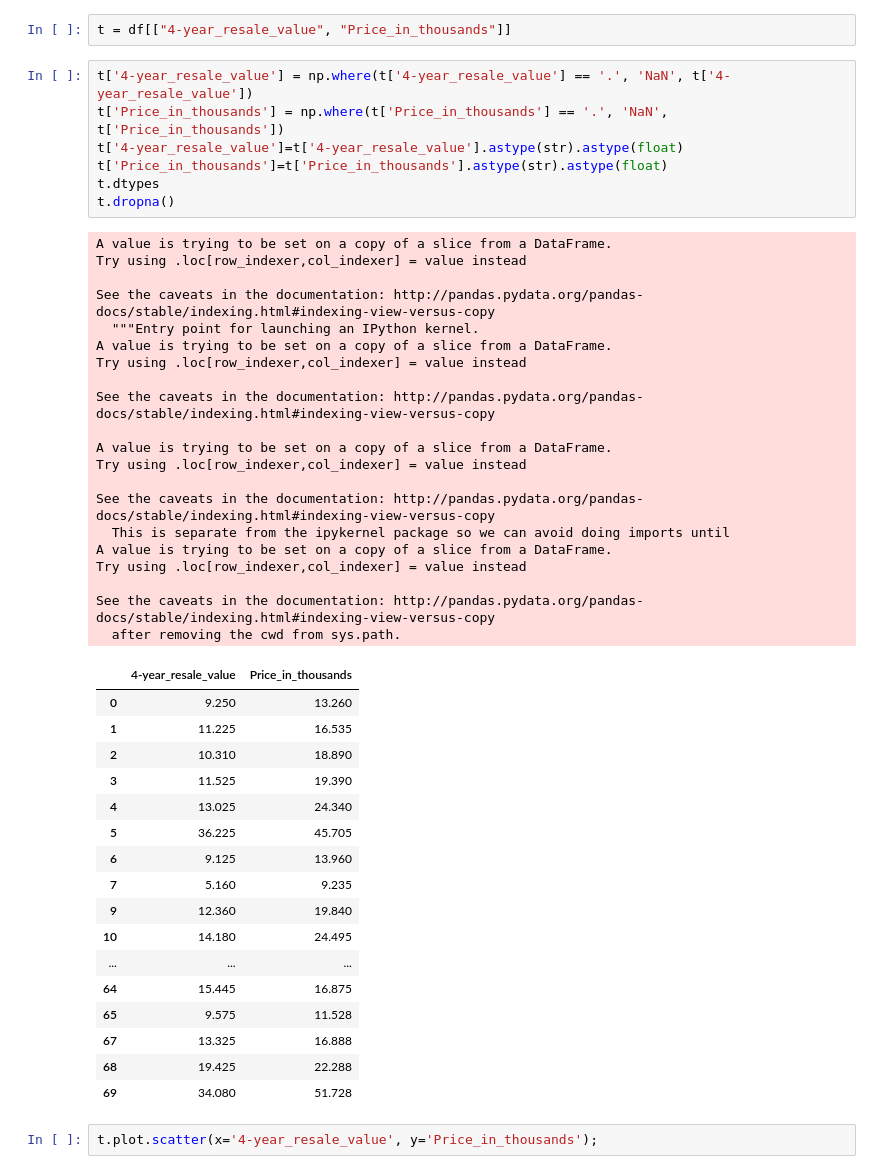
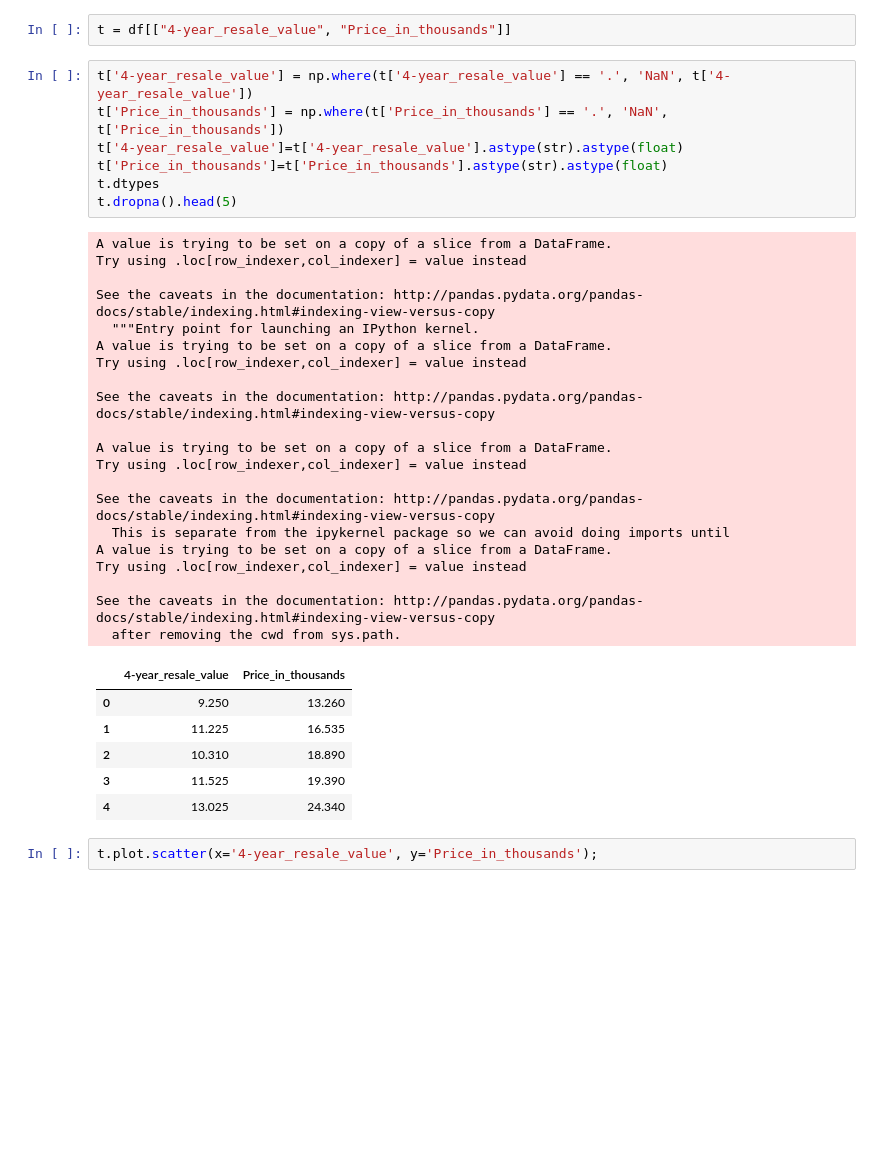
Before and after one commit to ericmakita/lifeschooltraining, a Jupyter notebook: notebooks/statistics-Part_1.ipynb, the cells around one changed output. Drawn from its saved outputs; the diff is of its cells as text; blank space fills up the shorter version.

```diff
--- a/notebooks/statistics-Part_1.ipynb
+++ b/notebooks/statistics-Part_1.ipynb
@@ -331,45 +331,34 @@ t['Price_in_thousands'] = np.where(t['Price_in_thousands'] == '.', 'NaN', t['Pri
 t['4-year_resale_value']=t['4-year_resale_value'].astype(str).astype(float)
 t['Price_in_thousands']=t['Price_in_thousands'].astype(str).astype(float)
 t.dtypes
-t.dropna()
+t.dropna().head(5)
 # %% [output]
 A value is trying to be set on a copy of a slice from a DataFrame.
 Try using .loc[row_indexer,col_indexer] = value instead
 
 See the caveats in the documentation: http://pandas.pydata.org/pandas-docs/stable/indexing.html#indexing-view-versus-copy
   """Entry point for launching an IPython kernel.
 A value is trying to be set on a copy of a slice from a DataFrame.
 Try using .loc[row_indexer,col_indexer] = value instead
 
 See the caveats in the documentation: http://pandas.pydata.org/pandas-docs/stable/indexing.html#indexing-view-versus-copy
 
 A value is trying to be set on a copy of a slice from a DataFrame.
 Try using .loc[row_indexer,col_indexer] = value instead
 
 See the caveats in the documentation: http://pandas.pydata.org/pandas-docs/stable/indexing.html#indexing-view-versus-copy
   This is separate from the ipykernel package so we can avoid doing imports until
 A value is trying to be set on a copy of a slice from a DataFrame.
 Try using .loc[row_indexer,col_indexer] = value instead
 
 See the caveats in the documentation: http://pandas.pydata.org/pandas-docs/stable/indexing.html#indexing-view-versus-copy
   after removing the cwd from sys.path.
 |  | 4-year_resale_value | Price_in_thousands |
 | 0 | 9.250 | 13.260 |
 | 1 | 11.225 | 16.535 |
 | 2 | 10.310 | 18.890 |
 | 3 | 11.525 | 19.390 |
 | 4 | 13.025 | 24.340 |
-| 5 | 36.225 | 45.705 |
-| 6 | 9.125 | 13.960 |
-| 7 | 5.160 | 9.235 |
-| 9 | 12.360 | 19.840 |
-| 10 | 14.180 | 24.495 |
-| ... | ... | ... |
-| 64 | 15.445 | 16.875 |
-| 65 | 9.575 | 11.528 |
-| 67 | 13.325 | 16.888 |
-| 68 | 19.425 | 22.288 |
-| 69 | 34.080 | 51.728 |
 # %%
 t.plot.scatter(x='4-year_resale_value', y='Price_in_thousands');
 # %% [output]
```
Also changed, not shown: parts of 2 cells of this notebook.
